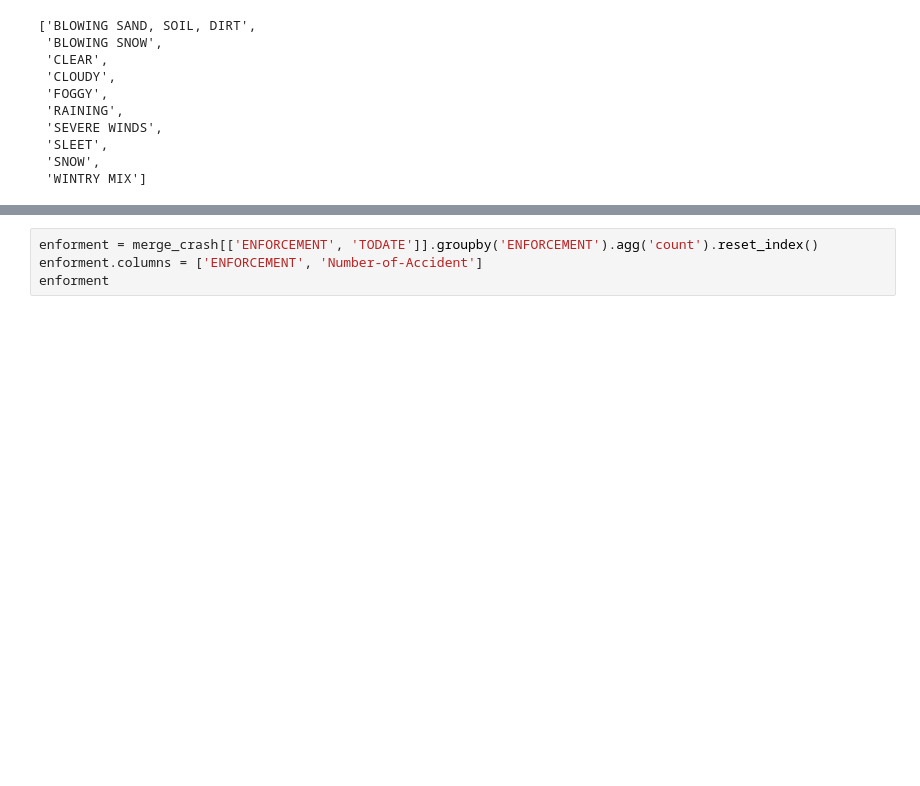
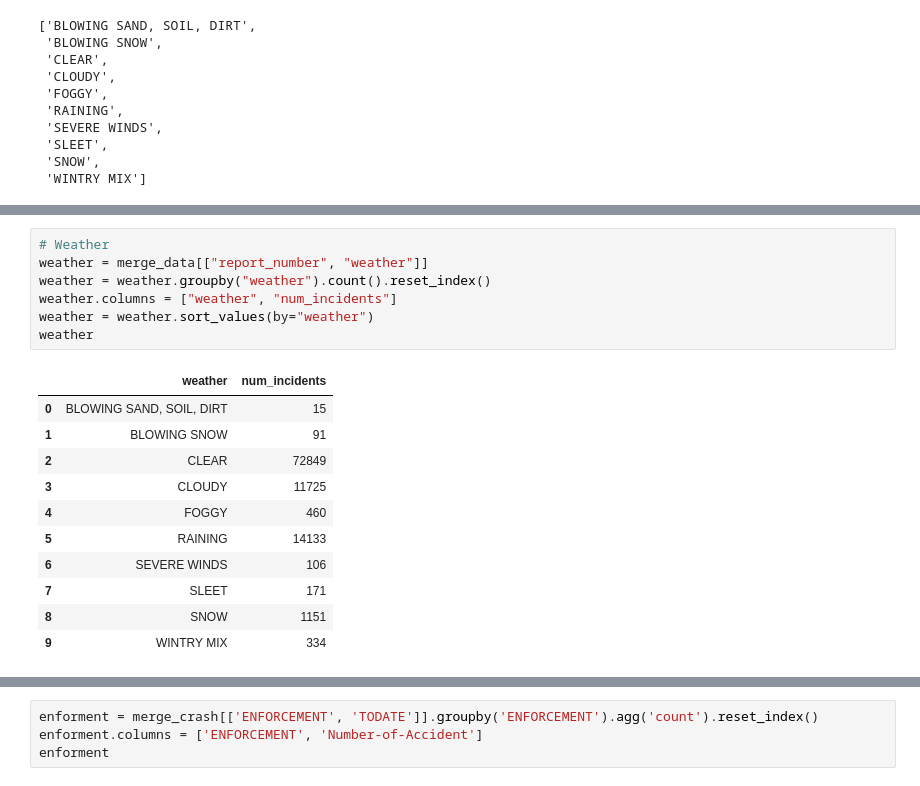
Before and after one commit to terrydiko/INST447Project, a Jupyter notebook: join.ipynb, the cells around one changed output, grey strips where cells are left out. Saved outputs shown, nothing was run; the diff lists cells and outputs as text; blank space fills up the shorter version.

```diff
--- a/join.ipynb
+++ b/join.ipynb
@@ -113,0 +149,19 @@ sorted(merge_data["weather"].unique())
+# %%
+# Weather
+weather = merge_data[["report_number", "weather"]]
+weather = weather.groupby("weather").count().reset_index()
+weather.columns = ["weather", "num_incidents"]
+weather = weather.sort_values(by="weather")
+weather
+# %% [output]
+|  | weather | num_incidents |
+| 0 | BLOWING SAND, SOIL, DIRT | 15 |
+| 1 | BLOWING SNOW | 91 |
+| 2 | CLEAR | 72849 |
+| 3 | CLOUDY | 11725 |
+| 4 | FOGGY | 460 |
+| 5 | RAINING | 14133 |
+| 6 | SEVERE WINDS | 106 |
+| 7 | SLEET | 171 |
+| 8 | SNOW | 1151 |
+| 9 | WINTRY MIX | 334 |
```
Also changed, not shown: parts of 10 cells of this notebook.
